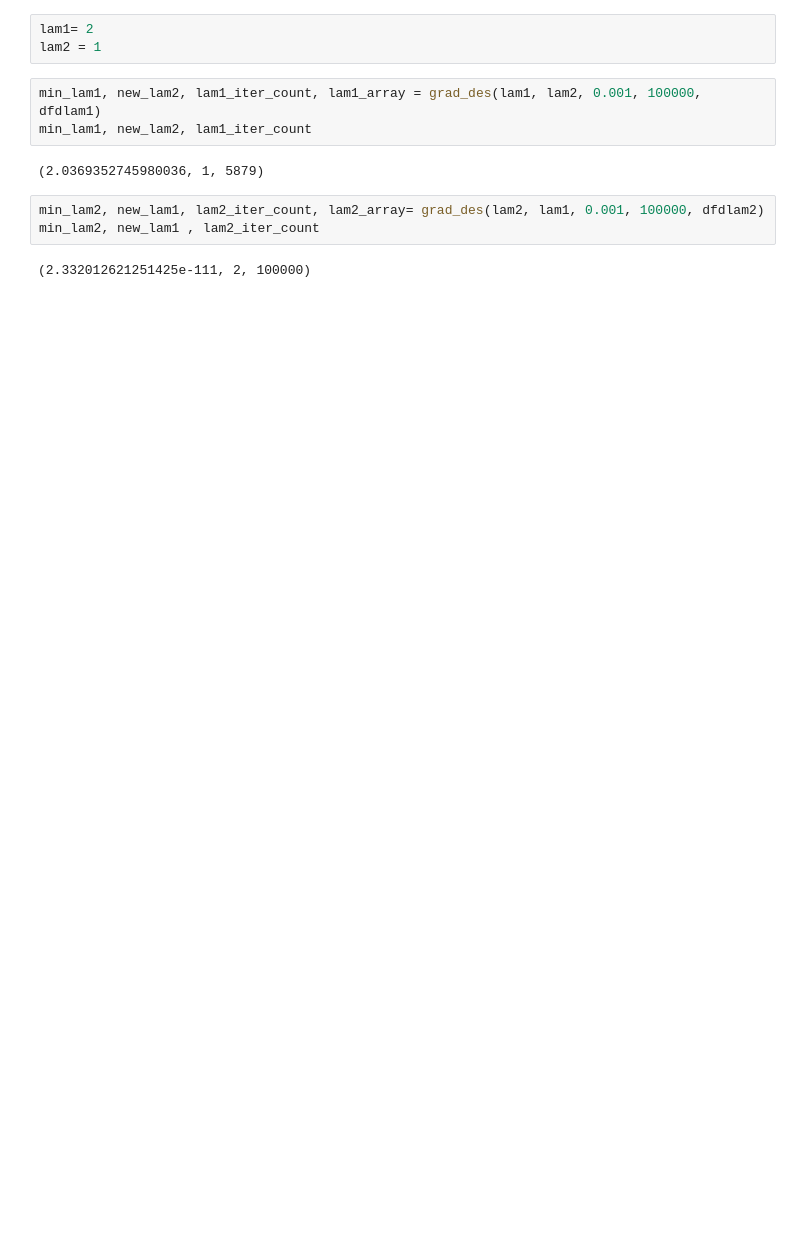
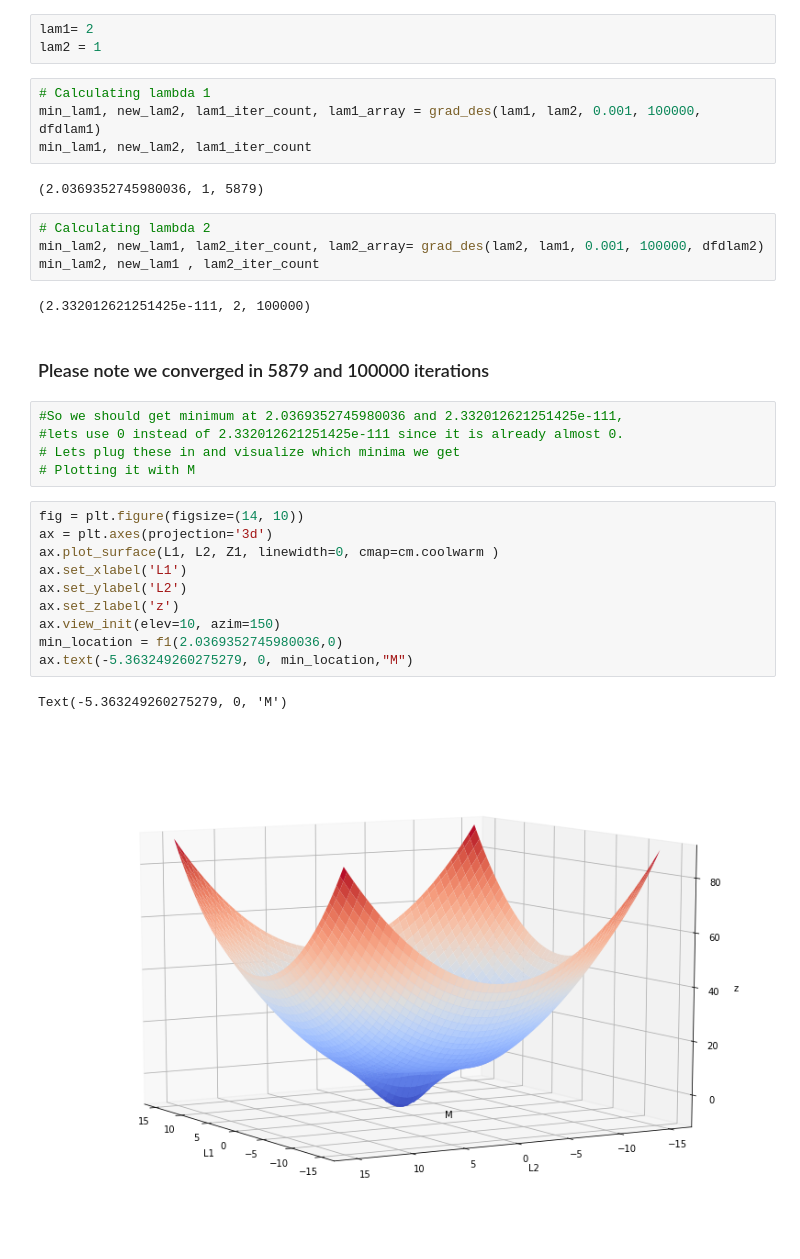
Before and after one commit to anshuman6/homework3-solutionfinal, a Jupyter notebook: questions1-updated-final.ipynb, the cells around one changed output. Cells and saved outputs as stored; diff of their text form; blank space fills up the shorter version.

```diff
--- a/questions1-updated-final.ipynb
+++ b/questions1-updated-final.ipynb
@@ -128,12 +130,34 @@ dfdlam2 = lambda lam2, lam1: 2*0.000045*y*lam2 + 0.003926*lam1*x*np.exp((-0.1)*(
 lam1= 2
 lam2 = 1
 # %%
+# Calculating lambda 1
 min_lam1, new_lam2, lam1_iter_count, lam1_array = grad_des(lam1, lam2, 0.001, 100000, dfdlam1)
 min_lam1, new_lam2, lam1_iter_count
 # %% [output]
 (2.0369352745980036, 1, 5879)
 # %%
+# Calculating lambda 2
 min_lam2, new_lam1, lam2_iter_count, lam2_array= grad_des(lam2, lam1, 0.001, 100000, dfdlam2)
 min_lam2, new_lam1 , lam2_iter_count
 # %% [output]
 (2.332012621251425e-111, 2, 100000)
+# %% [markdown]
+### Please note we converged in 5879 and 100000 iterations
+# %%
+#So we should get minimum at 2.0369352745980036 and 2.332012621251425e-111,
+#lets use 0 instead of 2.332012621251425e-111 since it is already almost 0.
+# Lets plug these in and visualize which minima we get
+# Plotting it with M
+# %%
+fig = plt.figure(figsize=(14, 10))
+ax = plt.axes(projection='3d')
+ax.plot_surface(L1, L2, Z1, linewidth=0, cmap=cm.coolwarm )
+ax.set_xlabel('L1')
+ax.set_ylabel('L2')
+ax.set_zlabel('z')
+ax.view_init(elev=10, azim=150)
+min_location = f1(2.0369352745980036,0)
+ax.text(-5.363249260275279, 0, min_location,"M")
+# %% [output]
+Text(-5.363249260275279, 0, 'M')
+[figure, added]
```
Also changed, not shown: parts of 28 cells of this notebook.
